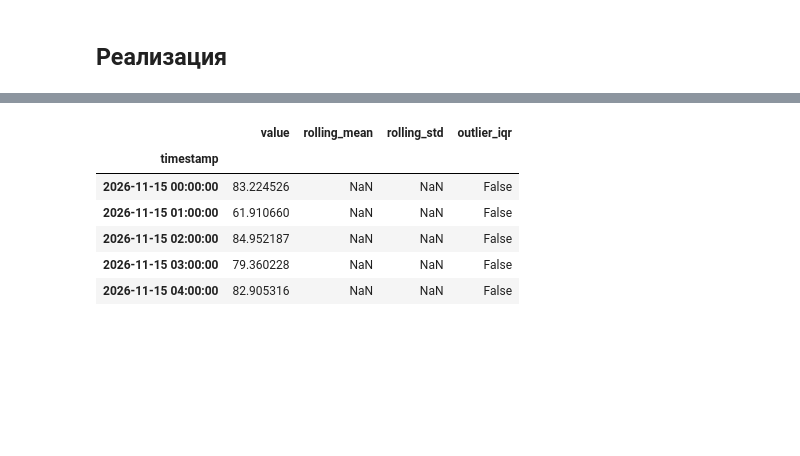
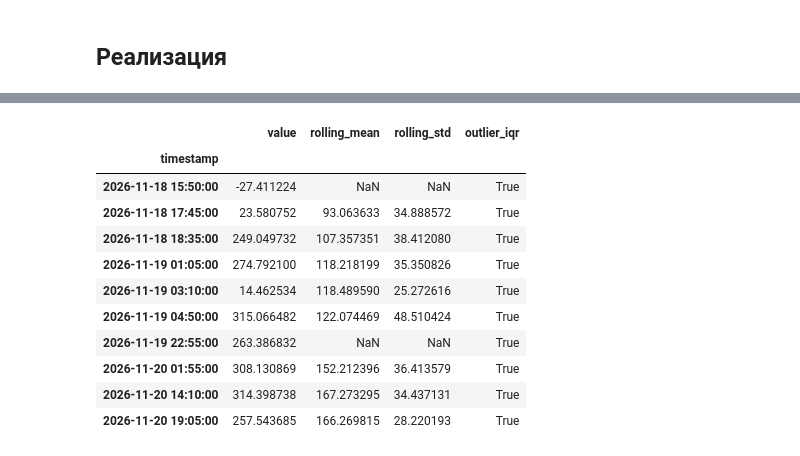
Before and after one commit to Rodeffs/Master1_Programming, a Jupyter notebook: Time_Series/01_lab/01_lab.ipynb, the cells around one changed output, grey strips where cells are left out. Drawn from its saved outputs; the diff is of its cells as text; code cells hidden in the pictures; blank space fills up the shorter version.

```diff
--- a/Time_Series/01_lab/01_lab.ipynb
+++ b/Time_Series/01_lab/01_lab.ipynb
@@ -51,16 +51,21 @@ df.head()
 # %%
 q1, q3 = df["value"].quantile([0.25, 0.75])
 iqr = q3 - q1
 df["outlier_iqr"] = (df["value"] < q1 - 1.5 * iqr) | (df["value"] > q3 + 1.5 * iqr)
-df.head()
+df.loc[df["outlier_iqr"] == True]
 # %% [output]
 |  | value | rolling_mean | rolling_std | outlier_iqr |
 | timestamp |  |  |  |  |
-| 2026-11-15 00:00:00 | 83.224526 | NaN | NaN | False |
-| 2026-11-15 01:00:00 | 61.910660 | NaN | NaN | False |
-| 2026-11-15 02:00:00 | 84.952187 | NaN | NaN | False |
-| 2026-11-15 03:00:00 | 79.360228 | NaN | NaN | False |
-| 2026-11-15 04:00:00 | 82.905316 | NaN | NaN | False |
+| 2026-11-18 15:50:00 | -27.411224 | NaN | NaN | True |
+| 2026-11-18 17:45:00 | 23.580752 | 93.063633 | 34.888572 | True |
+| 2026-11-18 18:35:00 | 249.049732 | 107.357351 | 38.412080 | True |
+| 2026-11-19 01:05:00 | 274.792100 | 118.218199 | 35.350826 | True |
+| 2026-11-19 03:10:00 | 14.462534 | 118.489590 | 25.272616 | True |
+| 2026-11-19 04:50:00 | 315.066482 | 122.074469 | 48.510424 | True |
+| 2026-11-19 22:55:00 | 263.386832 | NaN | NaN | True |
+| 2026-11-20 01:55:00 | 308.130869 | 152.212396 | 36.413579 | True |
+| 2026-11-20 14:10:00 | 314.398738 | 167.273295 | 34.437131 | True |
+| 2026-11-20 19:05:00 | 257.543685 | 166.269815 | 28.220193 | True |
 # %%
 plt.figure(figsize=(12, 4))
 plt.plot(df.index, df["value"], label="y")
```
Also changed, not shown: parts of 4 cells of this notebook, 3 other files.
